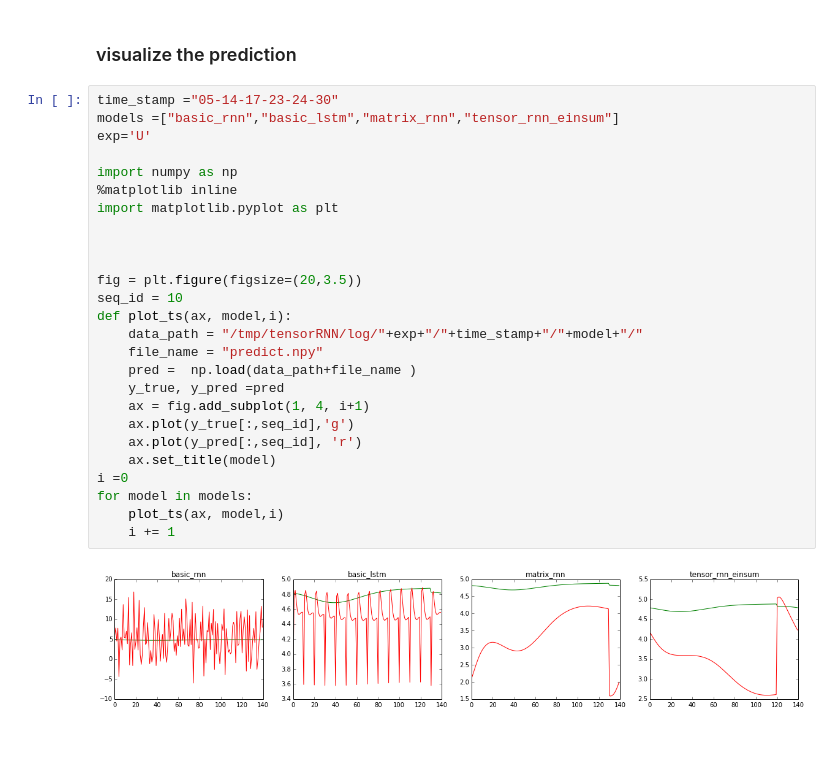
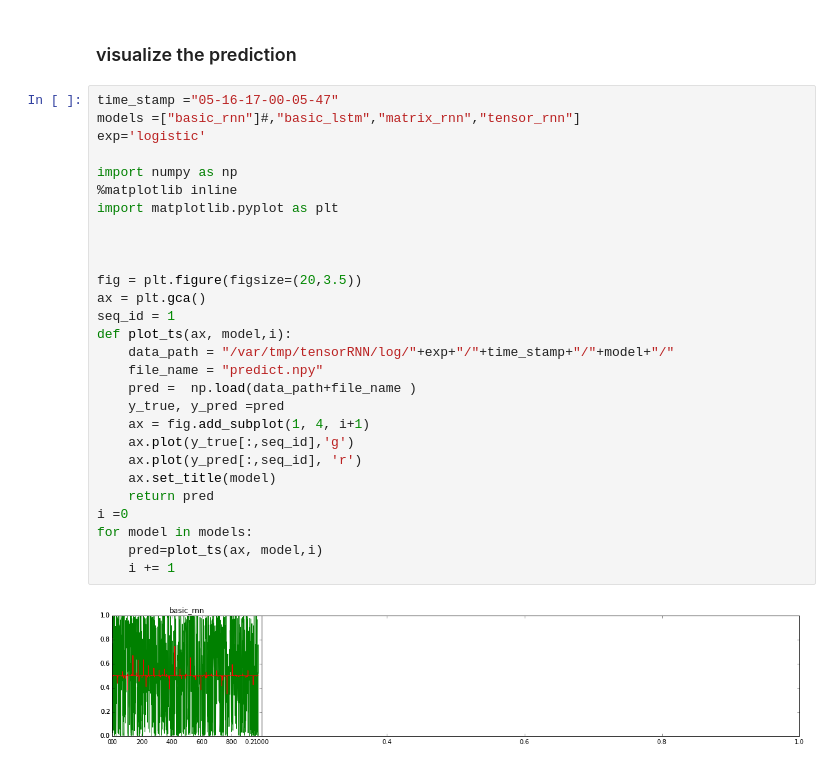
Before and after one commit to yuqirose/TensorRNN, a Jupyter notebook: experiments/plot/plot_time_series.ipynb, the cells around one changed output. Saved outputs shown, nothing was run; the diff lists cells and outputs as text; blank space fills up the shorter version.

```diff
--- a/experiments/plot/plot_time_series.ipynb
+++ b/experiments/plot/plot_time_series.ipynb
@@ -11,30 +11,32 @@ df.describe()
 # %% [markdown]
 ### visualize the prediction
 # %%
-time_stamp ="05-14-17-23-24-30"
-models =["basic_rnn","basic_lstm","matrix_rnn","tensor_rnn_einsum"]
-exp='U'
+time_stamp ="05-16-17-00-05-47"
+models =["basic_rnn"]#,"basic_lstm","matrix_rnn","tensor_rnn"]
+exp='logistic'
 
 import numpy as np
 %matplotlib inline
 import matplotlib.pyplot as plt
 
 
 
 fig = plt.figure(figsize=(20,3.5))
-seq_id = 10
+ax = plt.gca()
+seq_id = 1
 def plot_ts(ax, model,i):
-    data_path = "/tmp/tensorRNN/log/"+exp+"/"+time_stamp+"/"+model+"/"
+    data_path = "/var/tmp/tensorRNN/log/"+exp+"/"+time_stamp+"/"+model+"/"
     file_name = "predict.npy"
     pred =  np.load(data_path+file_name )
     y_true, y_pred =pred
     ax = fig.add_subplot(1, 4, i+1)
     ax.plot(y_true[:,seq_id],'g')
     ax.plot(y_pred[:,seq_id], 'r')
     ax.set_title(model)
+    return pred
 i =0
 for model in models:
-    plot_ts(ax, model,i)
+    pred=plot_ts(ax, model,i)
     i += 1
 # %% [output]
-[figure, old version]
+[figure, new version]
```
Also changed, not shown: parts of 2 cells of this notebook, 5 other files.
